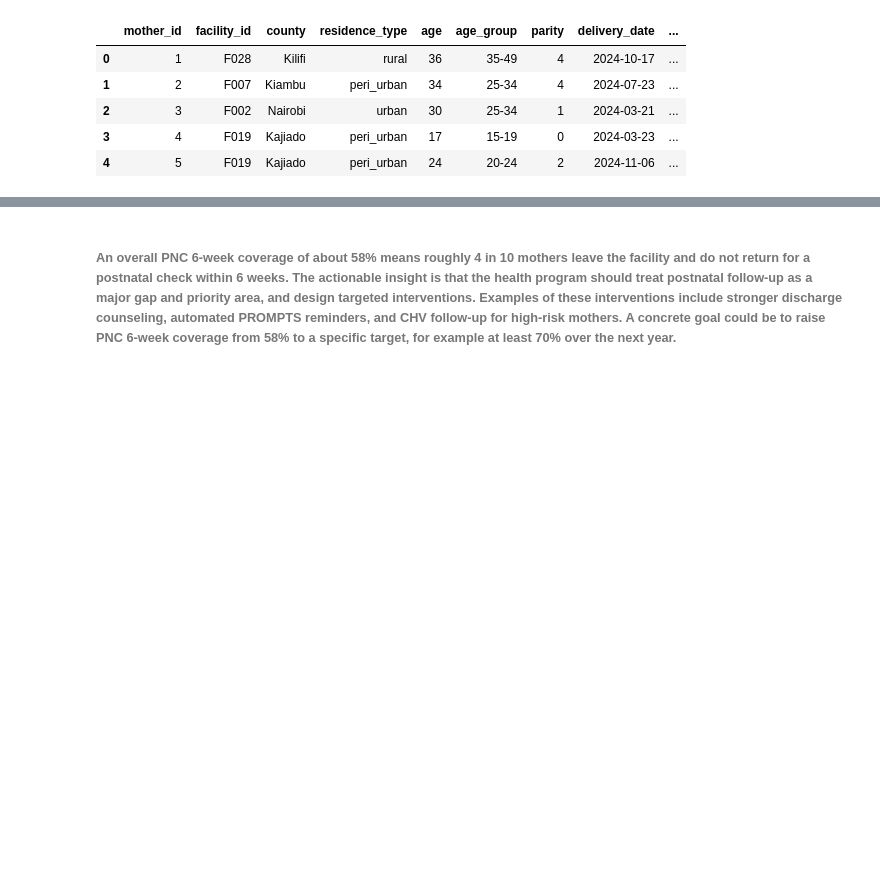
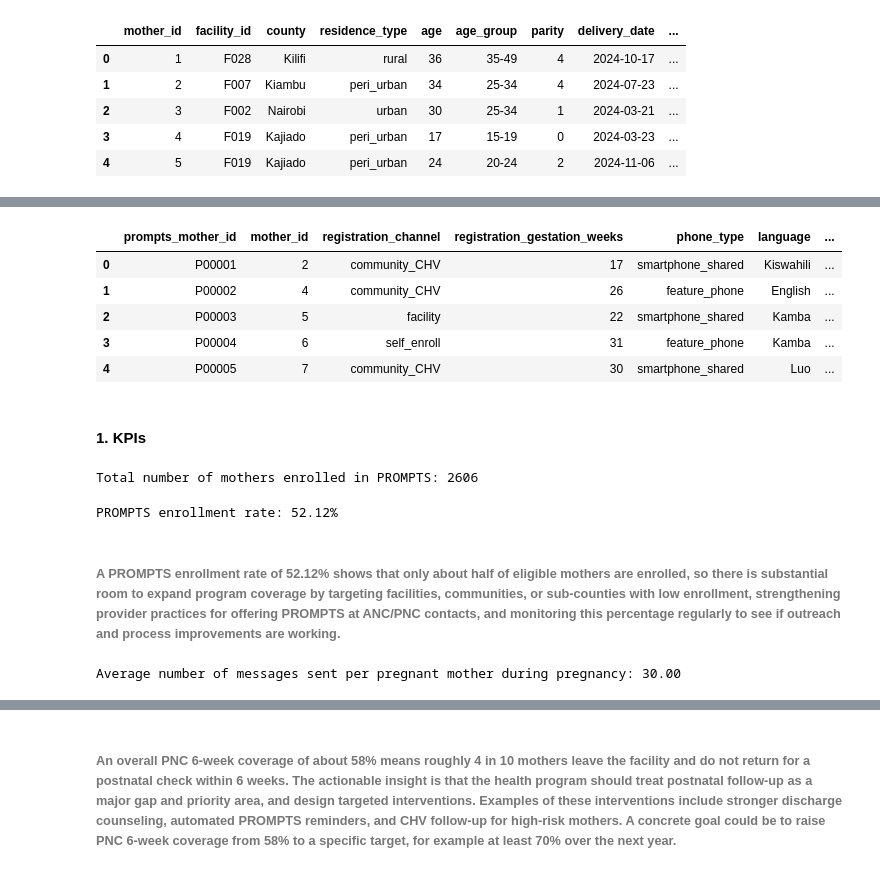
Before and after one commit to gilbertbett1/maternal_and_child_health, a Jupyter notebook: low_postnatal_care_visits/KPIs_and_EDA.ipynb, the cells around one changed output, grey strips where cells are left out. Cells and saved outputs as stored; diff of their text form; code cells hidden in the pictures; blank space fills up the shorter version.

```diff
--- a/low_postnatal_care_visits/KPIs.ipynb
+++ b/low_postnatal_care_visits/KPIs_and_EDA.ipynb
@@ -30,0 +29,38 @@ The total coverage of PNC 6-week visits is 57.96%
+# %%
+prompts_engagement_df.head()
+# %% [output]
+|  | prompts_mother_id | mother_id | registration_channel | registration_gestation_weeks | phone_type | language | ... |
+| 0 | P00001 | 2 | community_CHV | 17 | smartphone_shared | Kiswahili | ... |
+| 1 | P00002 | 4 | community_CHV | 26 | feature_phone | English | ... |
+| 2 | P00003 | 5 | facility | 22 | smartphone_shared | Kamba | ... |
+| 3 | P00004 | 6 | self_enroll | 31 | feature_phone | Kamba | ... |
+| 4 | P00005 | 7 | community_CHV | 30 | smartphone_shared | Luo | ... |
+# %% [markdown]
+#### 1. KPIs
+# %%
+# i. Total number of mothers enrolled in PROMPTS
+
+total_mothers_enrolled_ = mothers_hmis_df['prompts_enrolled'].sum()
+print(f"Total number of mothers enrolled in PROMPTS: {total_mothers_enrolled_}")
+# %% [output]
+Total number of mothers enrolled in PROMPTS: 2606
+# %%
+# ii. PROMPTS enrollment rate
+
+total_pregnant_mothers = mothers_hmis_df["mother_id"].nunique()
+total_prompts_enrolled_mothers = mothers_hmis_df["prompts_enrolled"].sum()
+
+prompts_enrollment_rate = 100 * total_prompts_enrolled_mothers / total_pregnant_mothers
+
+print(f"PROMPTS enrollment rate: {prompts_enrollment_rate:.2f}%")
+# %% [output]
+PROMPTS enrollment rate: 52.12%
+# %% [markdown]
+###### A PROMPTS enrollment rate of 52.12% shows that only about half of eligible mothers are enrolled, so there is substantial room to expand program coverage by targeting facilities, communities, or sub‑counties with low enrollment, strengthening provider practices for offering PROMPTS at ANC/PNC contacts, and monitoring this percentage regularly to see if outreach and process improvements are working.
+# %%
+# iii. Average number of messages sent during pregnancy
+
+avg_msgs_sent_pregnancy = prompts_engagement_df['msgs_sent_pregnancy'].mean()
+print(f"Average number of messages sent per pregnant mother during pregnancy: {avg_msgs_sent_pregnancy:.2f}")
+# %% [output]
+Average number of messages sent per pregnant mother during pregnancy: 30.00
```
Also changed, not shown: parts of 17 cells of this notebook.
